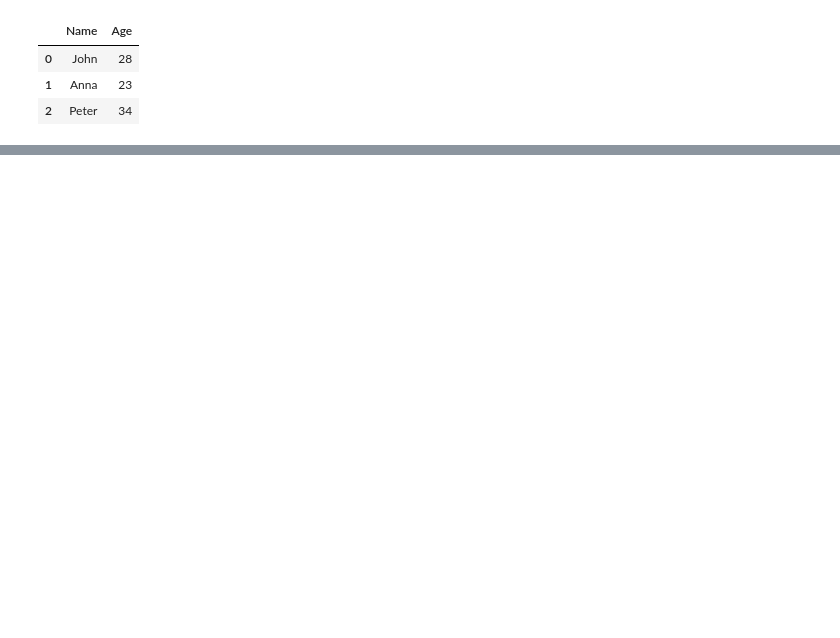
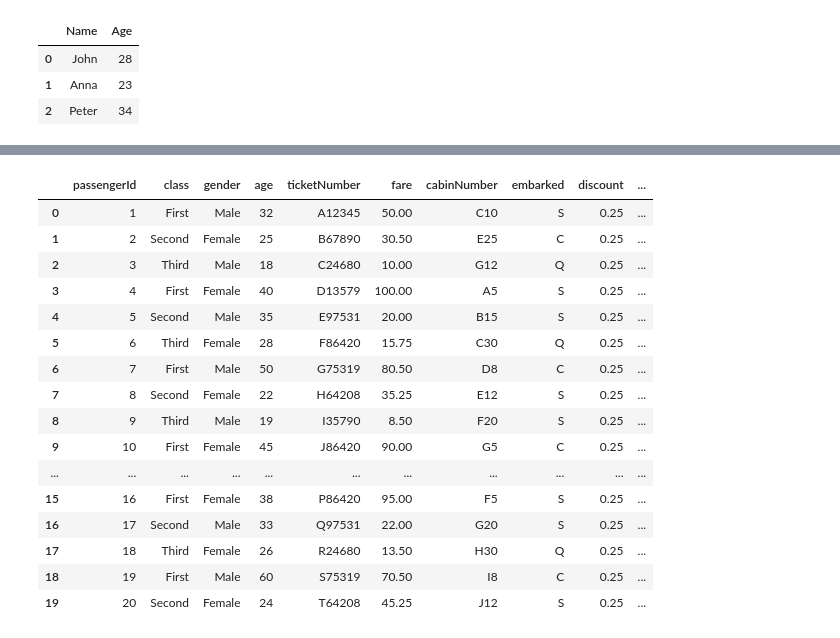
Before and after one commit to teguhteja/rea-ai-bootcamp, a Jupyter notebook: python/pandas.ipynb, the cells around one changed output, grey strips where cells are left out. Saved outputs shown, nothing was run; the diff lists cells and outputs as text; code cells hidden in the pictures; blank space fills up the shorter version.

```diff
--- a/python/pandas.ipynb
+++ b/python/pandas.ipynb
@@ -94,0 +470,4 @@ df
+# %%
+passenger_df['discount'] = 0.25
+
+passenger_df.head()
@@ -94,0 +481,6 @@ df
+# %%
+new_series = pd.Series(['Active', 'Active', 'Active', 'Active', 'Canceled', 'Active', 'Active', 'Canceled','Active', 'Active', 'Canceled', 'Active', 'Active', 'Canceled','Active', 'Canceled', 'Active', 'Active', 'Canceled','Active',])
+
+passenger_df['status'] = new_series
+
+passenger_df.head(10)
@@ -94,0 +499,4 @@ df
+# %%
+passenger_df['totalFare'] = passenger_df['fare'] - (passenger_df['fare'] * passenger_df['discount'])
+
+passenger_df.head(10)
@@ -94,0 +515,5 @@ df
+# %%
+#update the column name
+passenger_df = passenger_df.rename(columns = {'sex':'gender'})
+
+passenger_df.head()
@@ -94,0 +527,23 @@ df
+# %%
+#multiple column update
+passenger_df = passenger_df.rename(columns = {'ticket':'ticketNumber','cabin':'cabinNumber'})
+
+passenger_df
+# %% [output]
+|  | passengerId | class | gender | age | ticketNumber | fare | cabinNumber | embarked | discount | ... |
+| 0 | 1 | First | Male | 32 | A12345 | 50.00 | C10 | S | 0.25 | ... |
+| 1 | 2 | Second | Female | 25 | B67890 | 30.50 | E25 | C | 0.25 | ... |
+| 2 | 3 | Third | Male | 18 | C24680 | 10.00 | G12 | Q | 0.25 | ... |
+| 3 | 4 | First | Female | 40 | D13579 | 100.00 | A5 | S | 0.25 | ... |
+| 4 | 5 | Second | Male | 35 | E97531 | 20.00 | B15 | S | 0.25 | ... |
+| 5 | 6 | Third | Female | 28 | F86420 | 15.75 | C30 | Q | 0.25 | ... |
+| 6 | 7 | First | Male | 50 | G75319 | 80.50 | D8 | C | 0.25 | ... |
+| 7 | 8 | Second | Female | 22 | H64208 | 35.25 | E12 | S | 0.25 | ... |
+| 8 | 9 | Third | Male | 19 | I35790 | 8.50 | F20 | S | 0.25 | ... |
+| 9 | 10 | First | Female | 45 | J86420 | 90.00 | G5 | C | 0.25 | ... |
+| ... | ... | ... | ... | ... | ... | ... | ... | ... | ... | ... |
+| 15 | 16 | First | Female | 38 | P86420 | 95.00 | F5 | S | 0.25 | ... |
+| 16 | 17 | Second | Male | 33 | Q97531 | 22.00 | G20 | S | 0.25 | ... |
+| 17 | 18 | Third | Female | 26 | R24680 | 13.50 | H30 | Q | 0.25 | ... |
+| 18 | 19 | First | Male | 60 | S75319 | 70.50 | I8 | C | 0.25 | ... |
+| 19 | 20 | Second | Female | 24 | T64208 | 45.25 | J12 | S | 0.25 | ... |
```
Also changed, not shown: parts of 57 cells of this notebook, 11 other files.
